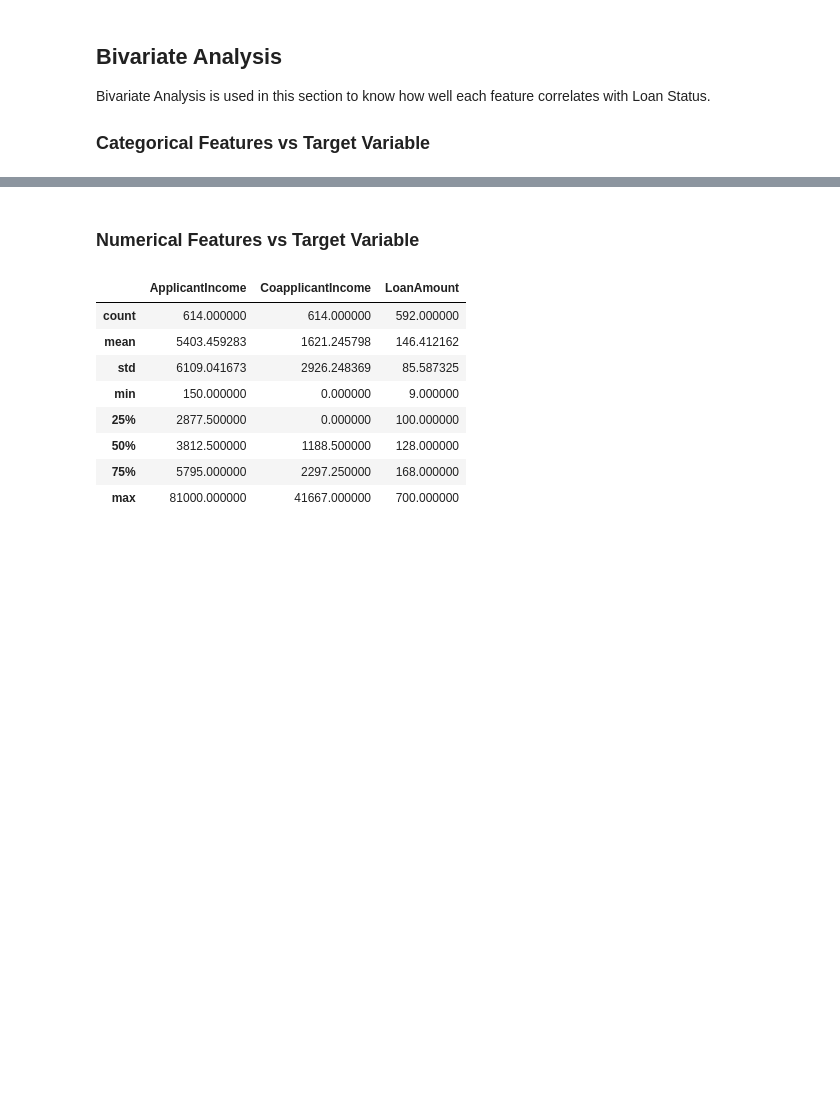
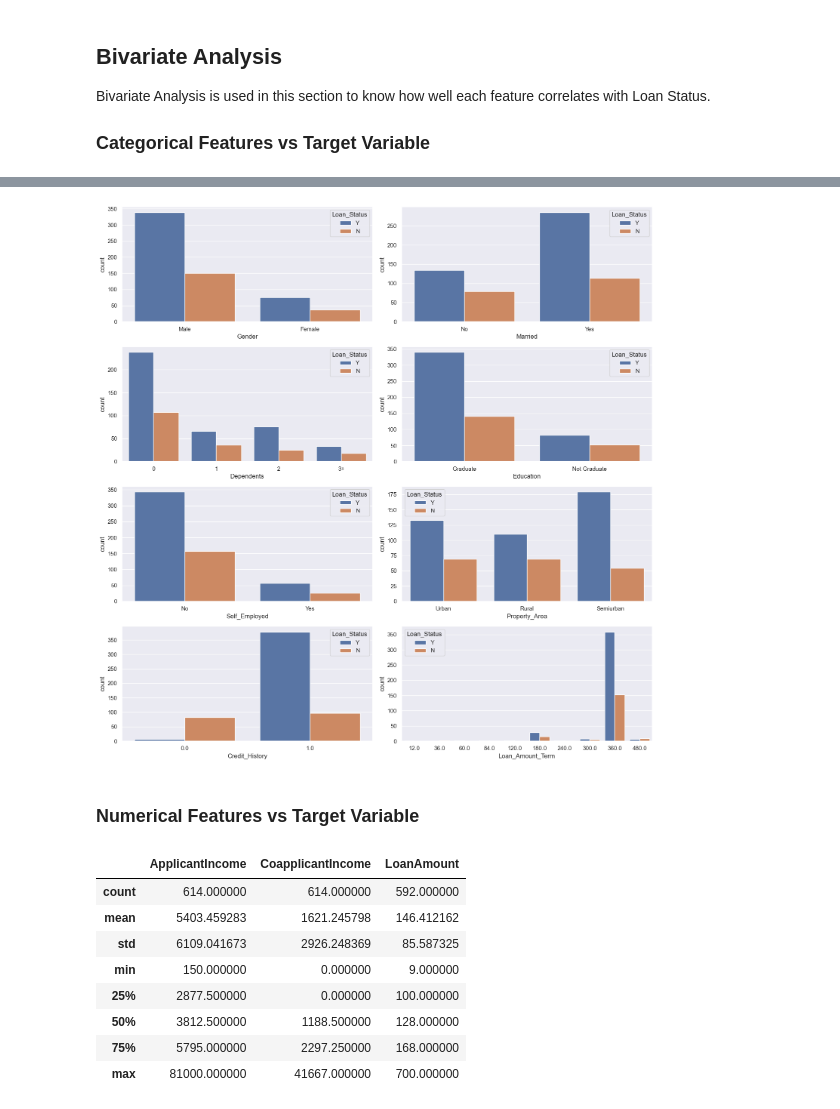
Before and after one commit to ahmedelgamal0/Loan-Eligibility-Prediction, a Jupyter notebook: Loan_Predection.ipynb, the cells around one changed output, grey strips where cells are left out. Cells and saved outputs as stored; diff of their text form; code cells hidden in the pictures; blank space fills up the shorter version.

```diff
--- a/Loan_Predection.ipynb
+++ b/Loan_Predection.ipynb
@@ -199,3 +198,12 @@ for column in train.columns:
+# %%
+fig, axs = plt.subplots(nrows=4, ncols=2, figsize=(15, 15))
+
+for i, var in enumerate(categorical_var[:-1] + ['Loan_Amount_Term']):
+    sns.countplot(x=var, hue='Loan_Status', data=train, ax=axs.flat[i])
+
+fig.tight_layout()
+# %% [output]
+[figure, added]
 # %% [markdown]
 ### Numerical Features vs Target Variable
 # %%
```
Also changed, not shown: parts of 33 cells of this notebook.
